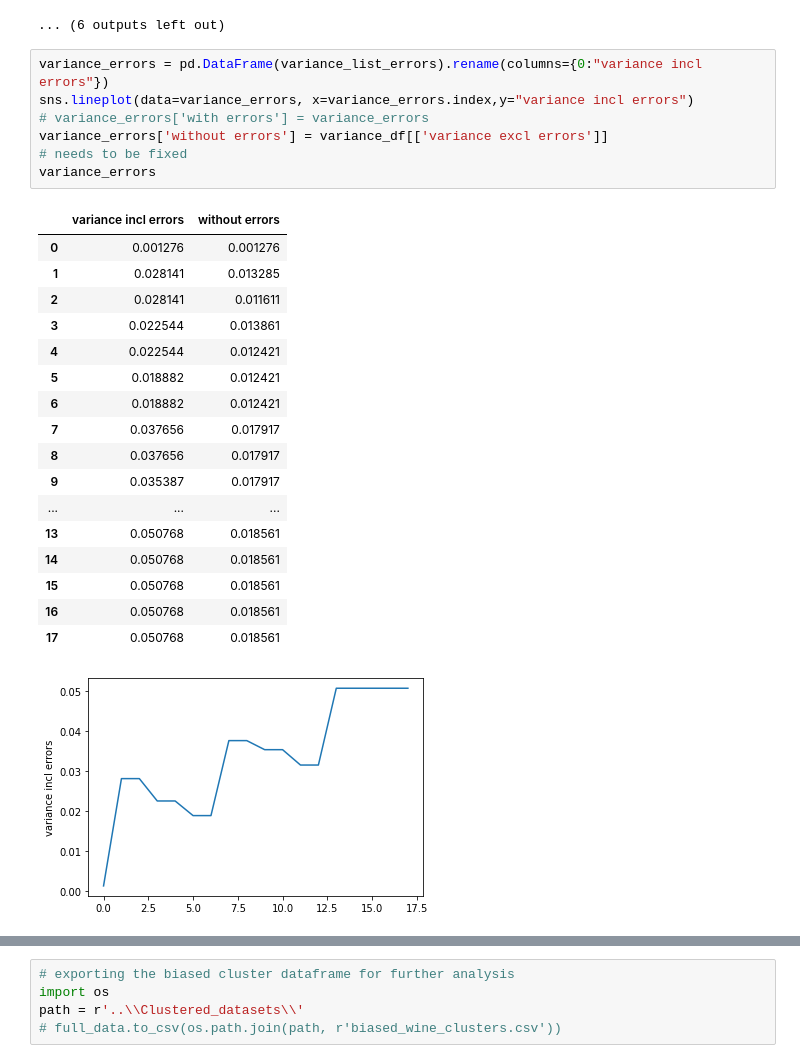
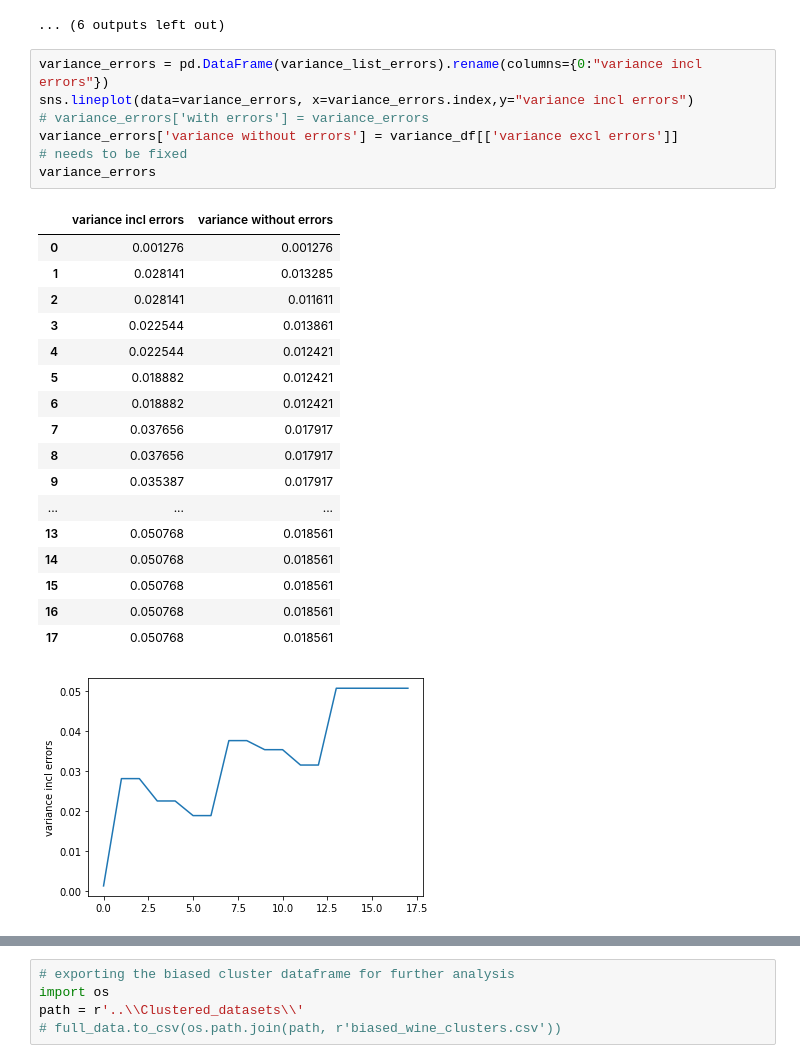
Before and after one commit to Sm2468/msc_thesis, a Jupyter notebook: Pipeline/4_wine_bias_clustering.ipynb, the cells around one changed output, grey strips where cells are left out. Cells and saved outputs as stored; diff of their text form.

Commit message:
variance plot

```diff
--- a/Pipeline/4_wine_bias_clustering.ipynb
+++ b/Pipeline/4_wine_bias_clustering.ipynb
@@ -393,12 +393,12 @@ Splitting on cluster 1
 # %%
 variance_errors = pd.DataFrame(variance_list_errors).rename(columns={0:"variance incl errors"})
 sns.lineplot(data=variance_errors, x=variance_errors.index,y="variance incl errors")
 # variance_errors['with errors'] = variance_errors
-variance_errors['without errors'] = variance_df[['variance excl errors']]
+variance_errors['variance without errors'] = variance_df[['variance excl errors']]
 # needs to be fixed
 variance_errors
 # %% [output]
-|  | variance incl errors | without errors |
+|  | variance incl errors | variance without errors |
 | 0 | 0.001276 | 0.001276 |
 | 1 | 0.028141 | 0.013285 |
 | 2 | 0.028141 | 0.011611 |
```
Also changed, not shown: parts of 1 cell of this notebook.
